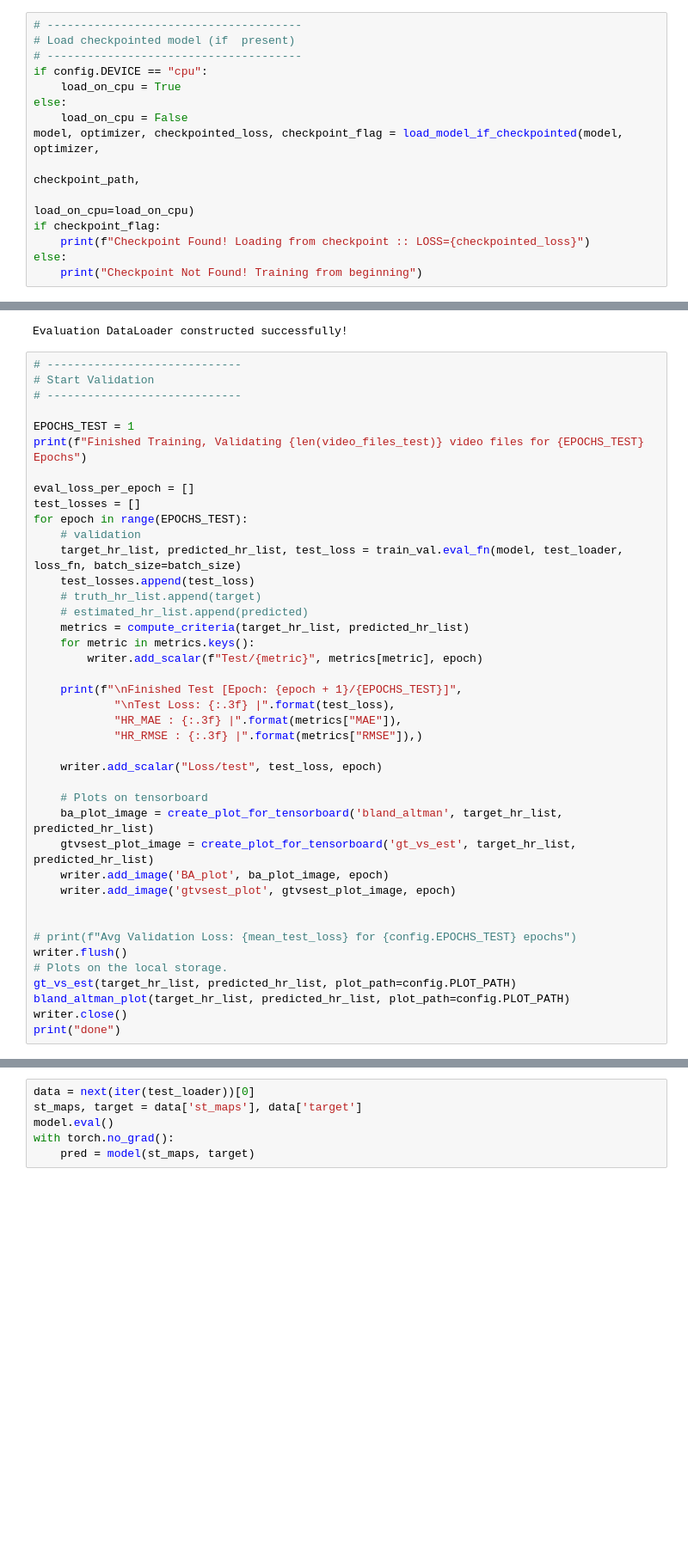
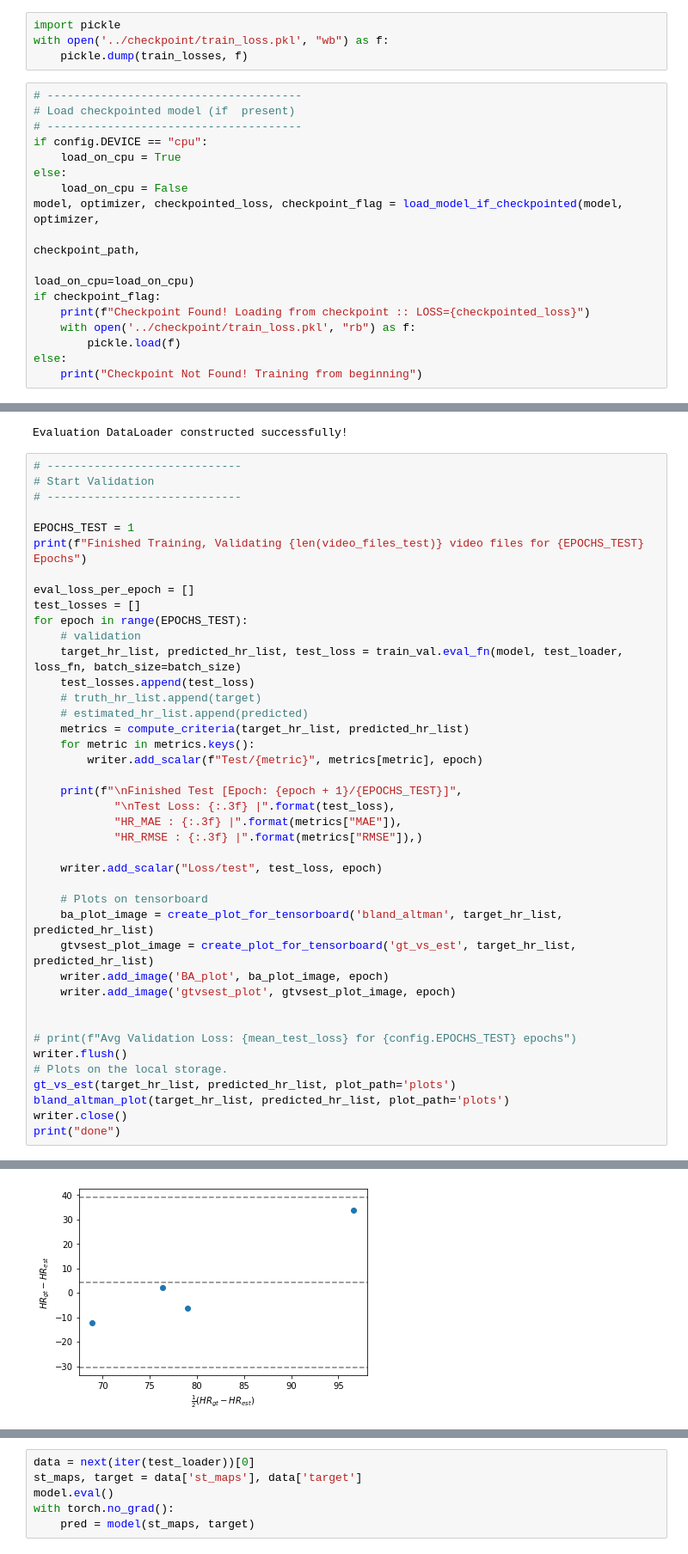
Before and after one commit to AndreasLH/Heart-Rate-Estimation, a Jupyter notebook: RhythmNet/train.ipynb, the cells around one changed output, grey strips where cells are left out. Shown at 86% size. Drawn from its saved outputs; the diff is of its cells as text; blank space fills up the shorter version.

```diff
--- a/RhythmNet/train.ipynb
+++ b/RhythmNet/train.ipynb
@@ -180,3 +198,7 @@ if not checkpoint_flag:
+# %%
+import pickle
+with open('../checkpoint/train_loss.pkl', "wb") as f:
+    pickle.dump(train_losses, f)
 # %%
 # --------------------------------------
 # Load checkpointed model (if  present)
@@ -190,6 +212,8 @@ model, optimizer, checkpointed_loss, checkpoint_flag = load_model_if_checkpointe
                                                                                     load_on_cpu=load_on_cpu)
 if checkpoint_flag:
     print(f"Checkpoint Found! Loading from checkpoint :: LOSS={checkpointed_loss}")
+    with open('../checkpoint/train_loss.pkl', "rb") as f:
+        pickle.load(f)
 else:
     print("Checkpoint Not Found! Training from beginning")
 # %% [output]
@@ -244,8 +268,8 @@ for epoch in range(EPOCHS_TEST):
 # print(f"Avg Validation Loss: {mean_test_loss} for {config.EPOCHS_TEST} epochs")
 writer.flush()
 # Plots on the local storage.
-gt_vs_est(target_hr_list, predicted_hr_list, plot_path=config.PLOT_PATH)
-bland_altman_plot(target_hr_list, predicted_hr_list, plot_path=config.PLOT_PATH)
+gt_vs_est(target_hr_list, predicted_hr_list, plot_path='plots')
+bland_altman_plot(target_hr_list, predicted_hr_list, plot_path='plots')
 writer.close()
 print("done")
 # %% [output]
@@ -253,0 +280 @@ NameError: name 'get_hr_data' is not defined
+[figure, added]
```
Also changed, not shown: parts of 6 cells of this notebook, 6 other files.
